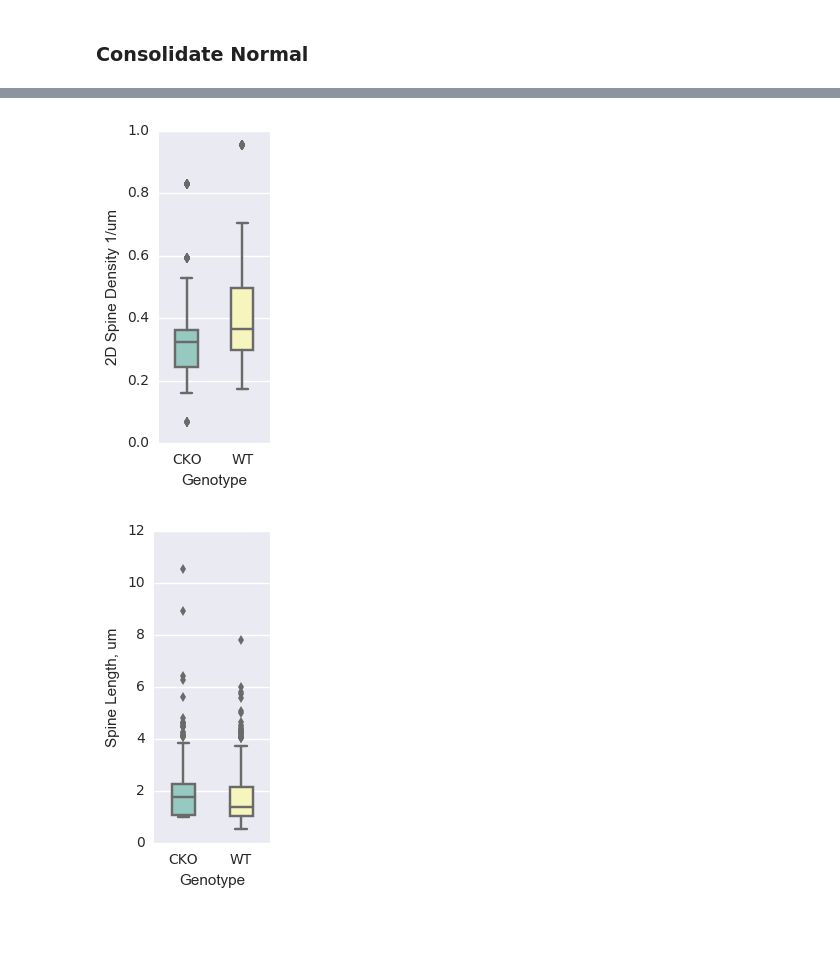
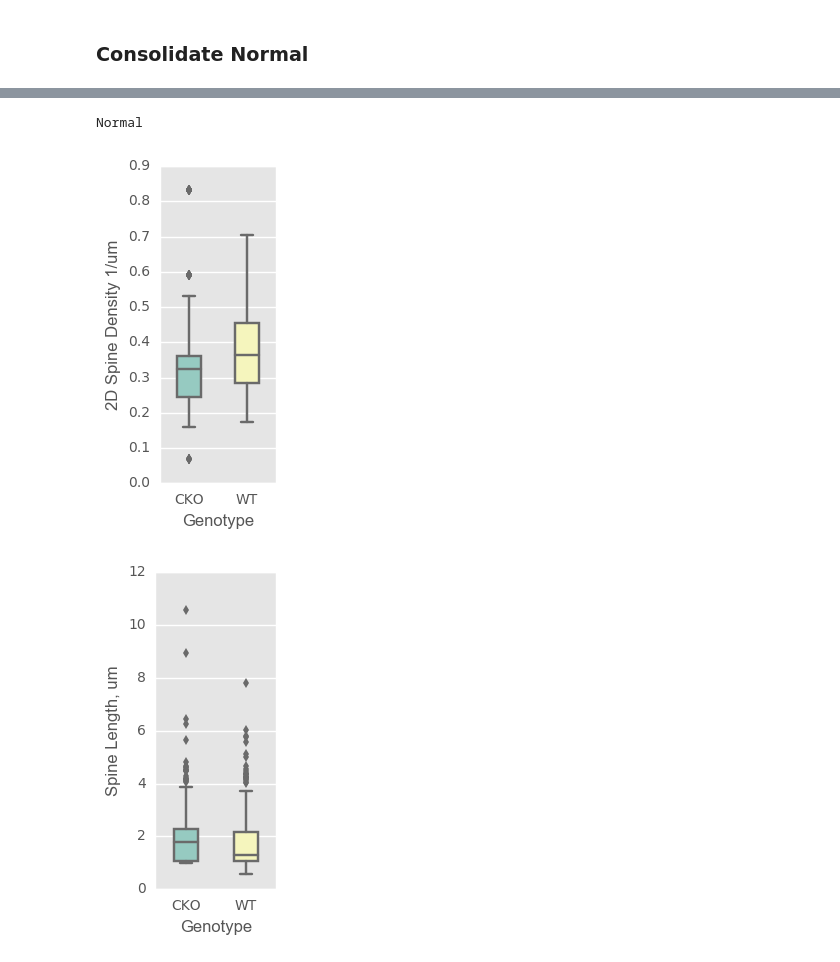
Before and after one commit to nikiluk/signalife-moo-spine-analysis, a Jupyter notebook: main.ipynb, the cells around one changed output, grey strips where cells are left out. Drawn from its saved outputs; the diff is of its cells as text; code cells hidden in the pictures; blank space fills up the shorter version.

```diff
--- a/main.ipynb
+++ b/main.ipynb
@@ -146 +148,9 @@ mergedSpineDFMeta.to_excel('output/mergedSpineDFMeta.xlsx','Sheet1')
+# %%
+mergedSpineDFOddMeta['oddType'] = "Odd"
+mergedSpineDFOddMeta.to_excel('output/mergedSpineDFOddMetaType.xlsx','Sheet1')
+mergedSpineDFMeta['oddType'] = "Normal"
+mergedSpineDFMeta.to_excel('output/mergedSpineDFNormalMetaType.xlsx','Sheet1')
+
+mergedSpineDFMetaComplete = mergedSpineDFMeta.append(mergedSpineDFOddMeta, ignore_index=True)
+mergedSpineDFMetaComplete.to_excel('output/mergedSpineDFMetaComplete.xlsx','Sheet1')
 # %%
@@ -222,21 +224,23 @@ Name: 2D Spine Density 1/um, dtype: float64
 # %%
 import seaborn as sns
 from matplotlib import rcParams
 rcParams.update({'figure.autolayout': True})
 
-mergedSpineDFMetaBasal = mergedSpineDFMeta[(mergedSpineDFMeta.dendriteType=="basal")]
+print('Normal')
+mergedSpineDFMetaBasal = mergedSpineDFMeta[(mergedSpineDFMeta.dendriteType=="basal")&(mergedSpineDFMeta.pyramidalLayer=="l5")]
 plt.figure(figsize=(2, 4))
 ax = sns.boxplot(y="2D Spine Density 1/um", x="Genotype", data=mergedSpineDFMetaBasal, palette="Set3", width=0.4)
 plt.savefig('basal-2D Spine Density.png')
 plt.figure(figsize=(2, 4))
 ax = sns.boxplot(y="Spine Length, um", x="Genotype", data=mergedSpineDFMetaBasal, palette="Set3", width=0.4)
 plt.savefig('basal-Spine Length.png')
 plt.figure(figsize=(2, 4))
 ax = sns.boxplot(y="Head Width, um", x="Genotype", data=mergedSpineDFMetaBasal, palette="Set3", width=0.4)
 plt.savefig('basal-Head Width.png')
 plt.figure(figsize=(2, 4))
 ax = sns.boxplot(y="Straightness", x="Genotype", data=mergedSpineDFMetaBasal, palette="Set3", width=0.4)
 plt.savefig('basal-Straightness.png')
 # %% [output]
+Normal
-[figure, old version]
+[figure, new version]
-[figure, old version]
+[figure, new version]
```
Also changed, not shown: parts of 6 cells of this notebook, 2 other files.
